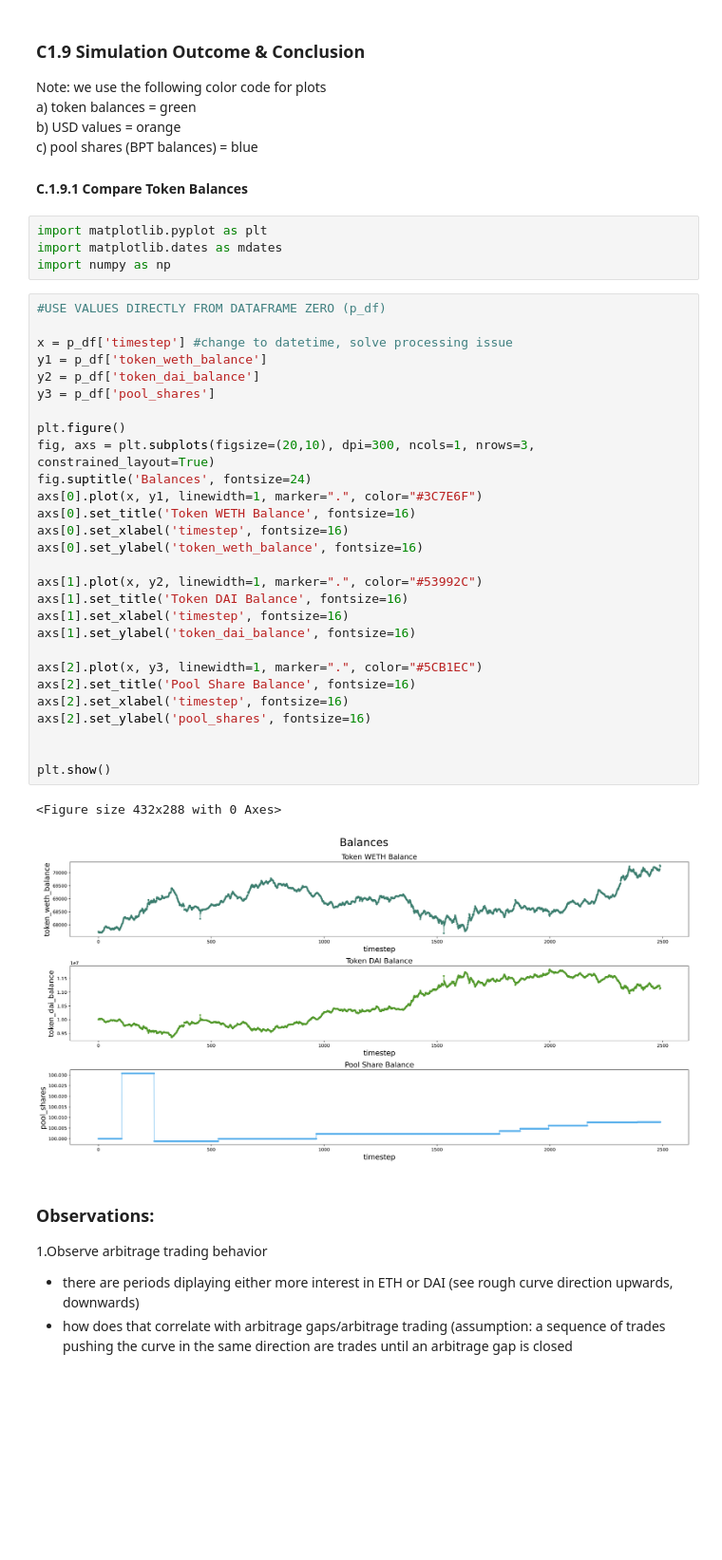
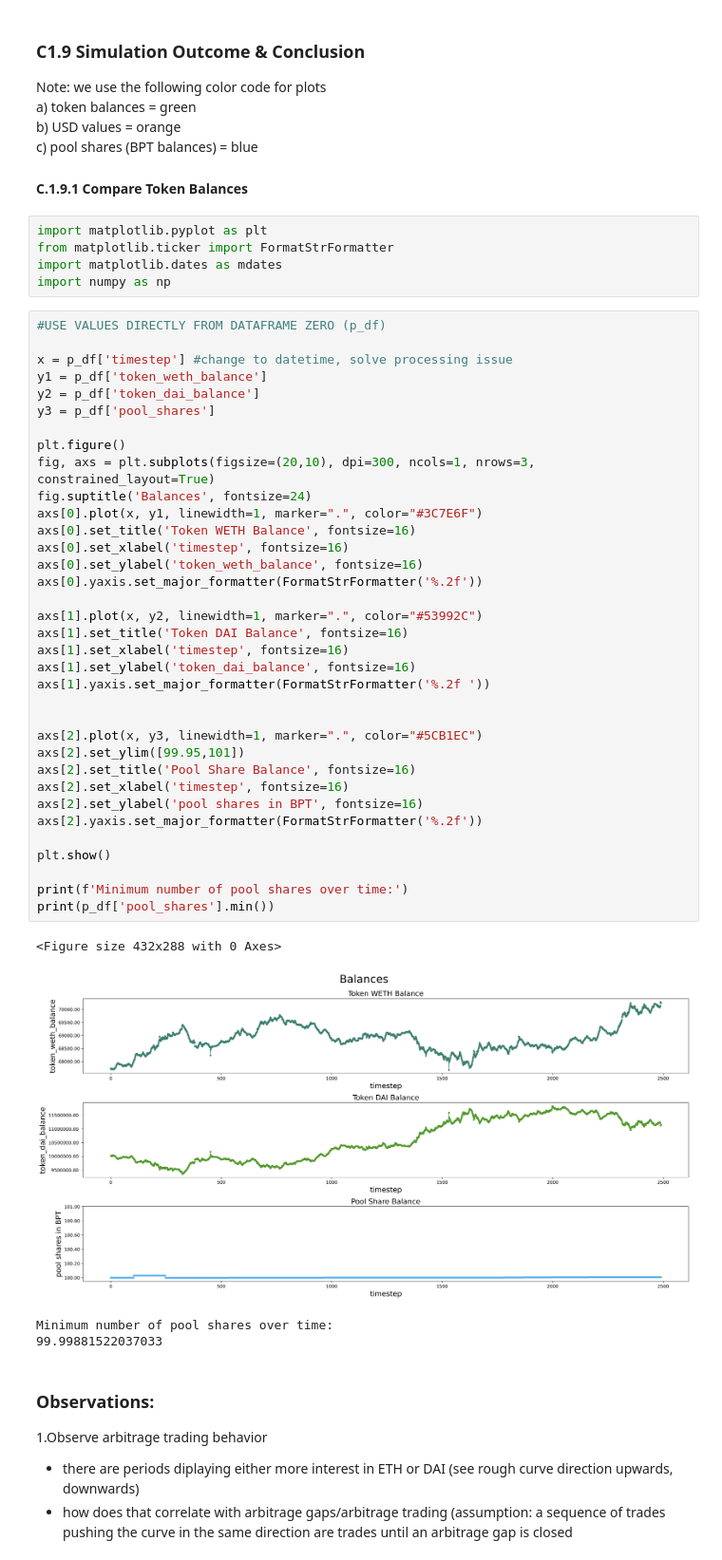
Before and after one commit to TokenEngineeringCommunity/BalancerPools_Model, a Jupyter notebook: BalancerAMM-v013.ipynb, the cells around one changed output. Shown at 95% size. Cells and saved outputs as stored; diff of their text form; blank space fills up the shorter version.

```diff
--- a/BalancerAMM-v013.ipynb
+++ b/BalancerAMM-v013.ipynb
@@ -276,39 +276,49 @@ c) pool shares (BPT balances) = blue
 #### C.1.9.1 Compare Token Balances
 # %%
 import matplotlib.pyplot as plt
+from matplotlib.ticker import FormatStrFormatter
 import matplotlib.dates as mdates
 import numpy as np
 # %%
 #USE VALUES DIRECTLY FROM DATAFRAME ZERO (p_df)
 
 x = p_df['timestep'] #change to datetime, solve processing issue
 y1 = p_df['token_weth_balance']
 y2 = p_df['token_dai_balance']
 y3 = p_df['pool_shares']
 
 plt.figure()
 fig, axs = plt.subplots(figsize=(20,10), dpi=300, ncols=1, nrows=3, constrained_layout=True)
 fig.suptitle('Balances', fontsize=24)
 axs[0].plot(x, y1, linewidth=1, marker=".", color="#3C7E6F")
 axs[0].set_title('Token WETH Balance', fontsize=16)
 axs[0].set_xlabel('timestep', fontsize=16)
 axs[0].set_ylabel('token_weth_balance', fontsize=16)
+axs[0].yaxis.set_major_formatter(FormatStrFormatter('%.2f'))
 
 axs[1].plot(x, y2, linewidth=1, marker=".", color="#53992C")
 axs[1].set_title('Token DAI Balance', fontsize=16)
 axs[1].set_xlabel('timestep', fontsize=16)
 axs[1].set_ylabel('token_dai_balance', fontsize=16)
+axs[1].yaxis.set_major_formatter(FormatStrFormatter('%.2f '))
+
 
 axs[2].plot(x, y3, linewidth=1, marker=".", color="#5CB1EC")
+axs[2].set_ylim([99.95,101])
 axs[2].set_title('Pool Share Balance', fontsize=16)
 axs[2].set_xlabel('timestep', fontsize=16)
-axs[2].set_ylabel('pool_shares', fontsize=16)
-
+axs[2].set_ylabel('pool shares in BPT', fontsize=16)
+axs[2].yaxis.set_major_formatter(FormatStrFormatter('%.2f'))
 
 plt.show()
+
+print(f'Minimum number of pool shares over time:')
+print(p_df['pool_shares'].min())
 # %% [output]
 <Figure size 432x288 with 0 Axes>
-[figure, old version]
+[figure, new version]
+Minimum number of pool shares over time:
+99.99881522037033
 # %% [markdown]
 ### Observations:
 
```
Also changed, not shown: parts of 5 cells of this notebook.
